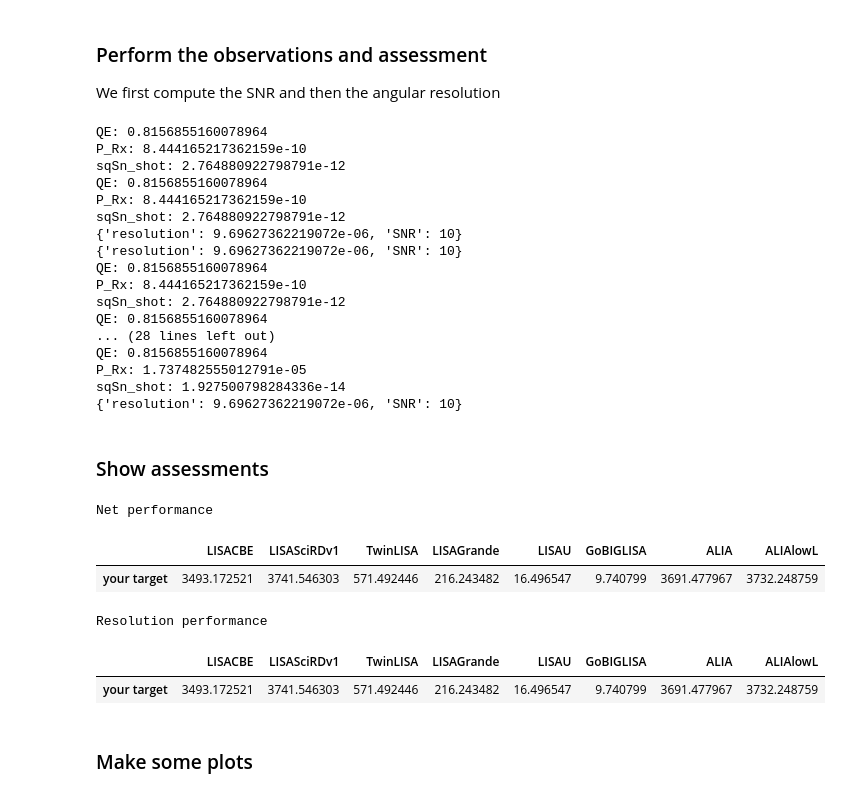
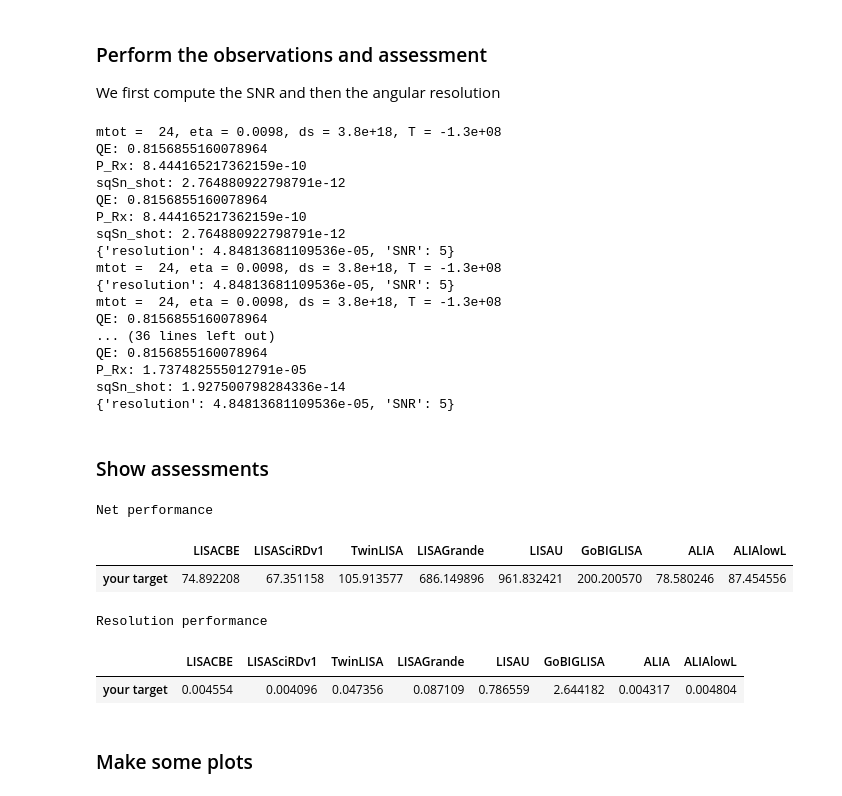
Before and after one commit to JohnGBaker/GWI-metrics, a Jupyter notebook: Notebooks/Target Assessor.ipynb, the cells around one changed output. Cells and saved outputs as stored; diff of their text form; code cells hidden in the pictures.

```diff
--- a/Notebooks/Target Assessor.ipynb
+++ b/Notebooks/Target Assessor.ipynb
@@ -35,14 +35,14 @@ from astropy import units as u
 ### Edit target info:
 # %%
 m1,m2=1e6,1e4
-z=8.0
+z=4.0
 #give f0 value if not a chirp
 f0=None
 #optional specification of end of observation
 timecut=None
 #observation targets
-res_req_arcsec=2.0
-SNR_req=10
+res_req_arcsec=10.0
+SNR_req=5
 # %% [markdown]
 ### Define the set of concepts
 Here we load in a set of the pre-defined concepts, or you can define your own
@@ -109,12 +109,12 @@ for mission in missions:
         alleps=[]
         print(conditions)
         if 'SNR' in conditions:
-            eps=conditions['SNR']/ob['SNR']
+            eps=ob['SNR']/conditions['SNR']
             assessment['eps_SNR']=eps
             alleps.append(eps)
         if 'resolution' in conditions:
-            eps=ob['Angular Resolution'][-1]/conditions['resolution']
-            #print(ob['Angular Resolution'][-1],conditions['resolution'],eps)
+            eps=conditions['resolution']/ob['Angular Resolution']
+            #print(ob['Angular Resolution'],conditions['resolution'],eps)
             assessment['eps_res']=eps
             alleps.append(eps)
         #print('alleps',alleps)
@@ -124,23 +124,23 @@ for mission in missions:
 
     mission['obs']=obs
 # %% [output]
+mtot =  24, eta = 0.0098, ds = 3.8e+18, T = -1.3e+08
 QE: 0.8156855160078964
 P_Rx: 8.444165217362159e-10
 sqSn_shot: 2.764880922798791e-12
 QE: 0.8156855160078964
 P_Rx: 8.444165217362159e-10
 sqSn_shot: 2.764880922798791e-12
-{'resolution': 9.69627362219072e-06, 'SNR': 10}
-{'resolution': 9.69627362219072e-06, 'SNR': 10}
+{'resolution': 4.84813681109536e-05, 'SNR': 5}
+mtot =  24, eta = 0.0098, ds = 3.8e+18, T = -1.3e+08
+{'resolution': 4.84813681109536e-05, 'SNR': 5}
+mtot =  24, eta = 0.0098, ds = 3.8e+18, T = -1.3e+08
 QE: 0.8156855160078964
-P_Rx: 8.444165217362159e-10
-sqSn_shot: 2.764880922798791e-12
-QE: 0.8156855160078964
-... (28 lines left out)
+... (36 lines left out)
 QE: 0.8156855160078964
 P_Rx: 1.737482555012791e-05
 sqSn_shot: 1.927500798284336e-14
-{'resolution': 9.69627362219072e-06, 'SNR': 10}
+{'resolution': 4.84813681109536e-05, 'SNR': 5}
 # %% [markdown]
 ### Show assessments
 # %%
@@ -151,35 +151,35 @@ for i,mission in enumerate(missions):
     for j,ob in enumerate(mission['obs']):
         #print(missionNames[i],objectiveNames[j],ob['assessment'])
         data[j,i]=ob['assessment'].get('eps',None)
 
 adf = pd.DataFrame(data,
                   index=objectiveNames,
                   columns=missionNames)
 #adf=adf.dropna()
 def shrink():
     return [dict(selector="th",
                  props=[("font-size", "6pt")]),
             dict(selector="td",
                  props=[('padding', "0em 0em")])
 ]
 def zoom():
     return [
             dict(selector="th:hover",
                  props=[("font-size", "12pt")]),
             dict(selector="tr:hover td:hover",
                  props=[('max-width', '200px'),
                         ('font-size', '12pt')])
 ]
-s=adf.style.background_gradient(vmin=0.1,vmax=10,cmap='RdYlGn_r').set_properties(**{'max-width': '120px', 'font-size': '10pt'})
+s=adf.style.background_gradient(vmin=0.1,vmax=10,cmap='RdYlGn').set_properties(**{'max-width': '120px', 'font-size': '10pt'})
 s=s.set_caption("Net performance")
 #s=s.set_table_styles(shrink())
 #s=s.set_table_styles(shrink()+zoom())
 
 display(s)
 # %% [output]
 Net performance
 |  | LISACBE | LISASciRDv1 | TwinLISA | LISAGrande | LISAU | GoBIGLISA | ALIA | ALIAlowL |
-| your target | 3493.172521 | 3741.546303 | 571.492446 | 216.243482 | 16.496547 | 9.740799 | 3691.477967 | 3732.248759 |
+| your target | 74.892208 | 67.351158 | 105.913577 | 686.149896 | 961.832421 | 200.200570 | 78.580246 | 87.454556 |
 # %%
 #Make a dataframe with the results
 objectiveNames=['your target']
@@ -192,7 +192,7 @@ for i,mission in enumerate(missions):
 adf = pd.DataFrame(data,
                   index=objectiveNames,
                   columns=missionNames)
-s=adf.style.background_gradient(vmin=0.1,vmax=10,cmap='RdYlGn_r').set_properties(**{'max-width': '120px', 'font-size': '10pt'})
+s=adf.style.background_gradient(vmin=0.1,vmax=10,cmap='RdYlGn').set_properties(**{'max-width': '120px', 'font-size': '10pt'})
 #s=s.set_table_styles(shrink())
 #s=s.set_table_styles(shrink()+zoom())
 s=s.set_caption("Resolution performance")
@@ -200,7 +200,7 @@ display(s)
 # %% [output]
 Resolution performance
 |  | LISACBE | LISASciRDv1 | TwinLISA | LISAGrande | LISAU | GoBIGLISA | ALIA | ALIAlowL |
-| your target | 3493.172521 | 3741.546303 | 571.492446 | 216.243482 | 16.496547 | 9.740799 | 3691.477967 | 3732.248759 |
+| your target | 0.004554 | 0.004096 | 0.047356 | 0.087109 | 0.786559 | 2.644182 | 0.004317 | 0.004804 |
 # %% [markdown]
 ### Make some plots
 # %% [markdown]
```
Also changed, not shown: parts of 3 cells of this notebook, 10 other files.
